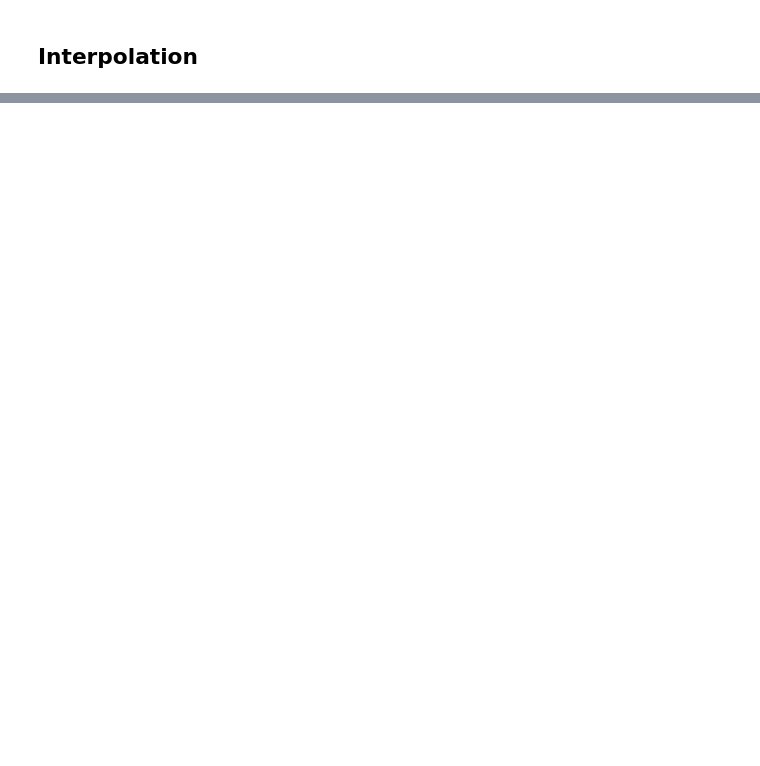
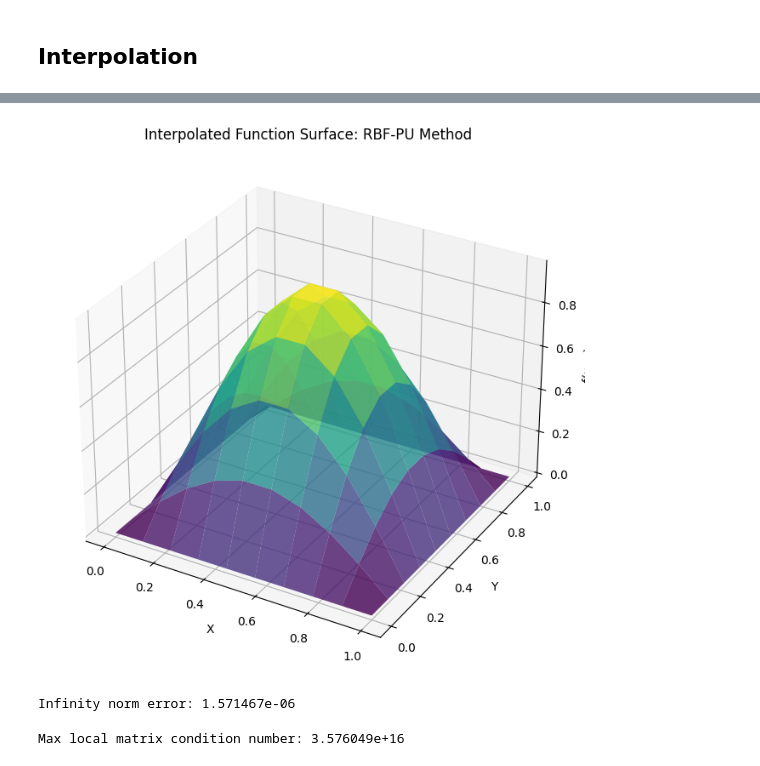
Before and after one commit to redhorn144/cs-554, a Jupyter notebook: pura/pu/PuTestbed.ipynb, the cells around one changed output, grey strips where cells are left out. Drawn from its saved outputs; the diff is of its cells as text; code cells hidden in the pictures; blank space fills up the shorter version.

```diff
--- a/pura/pu/PuTestbed.ipynb
+++ b/pura/pu/PuTestbed.ipynb
@@ -93,0 +91,24 @@ weights = GenWeights(patches, matrices, f)
+# %%
+fig = plt.figure(figsize=(10, 8))
+ax = fig.add_subplot(111, projection='3d')
+
+ax.plot_surface(X, Y, Interpolated, cmap='viridis', alpha=0.8)
+
+ax.set_xlabel('X')
+ax.set_ylabel('Y')
+ax.set_zlabel('f(x, y)')
+ax.set_title('Interpolated Function Surface: RBF-PU Method')
+plt.show()
+# %% [output]
+[figure, added]
+# %%
+error = np.max(np.abs(Exact - Interpolated))
+print(f"Infinity norm error: {error:.6e}")
+# %% [output]
+Infinity norm error: 1.571467e-06
+# %%
+condition_numbers = [np.linalg.cond(matrix) for matrix in matrices]
+max_condition_number = np.max(condition_numbers)
+print(f"Max local matrix condition number: {max_condition_number:.6e}")
+# %% [output]
+Max local matrix condition number: 3.576049e+16
```
Also changed, not shown: parts of 11 cells of this notebook, 2 other files.
